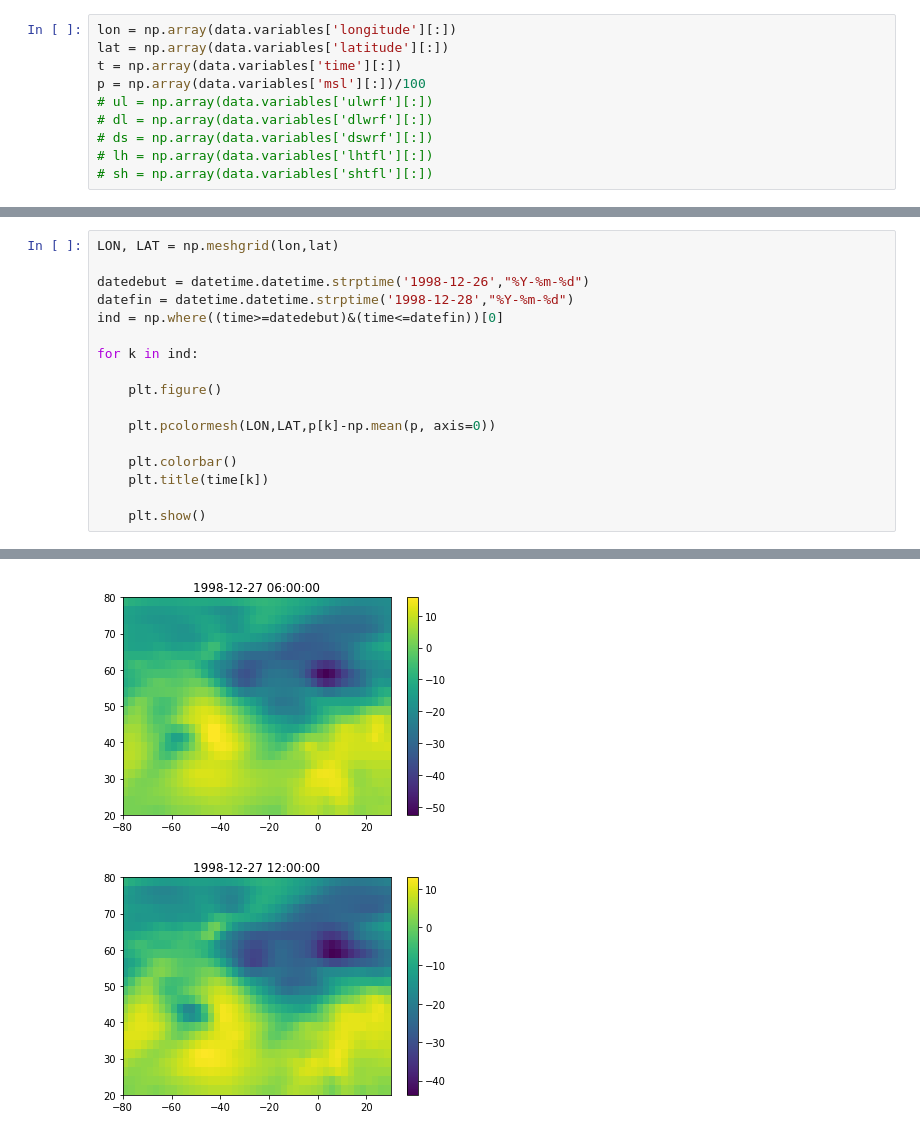
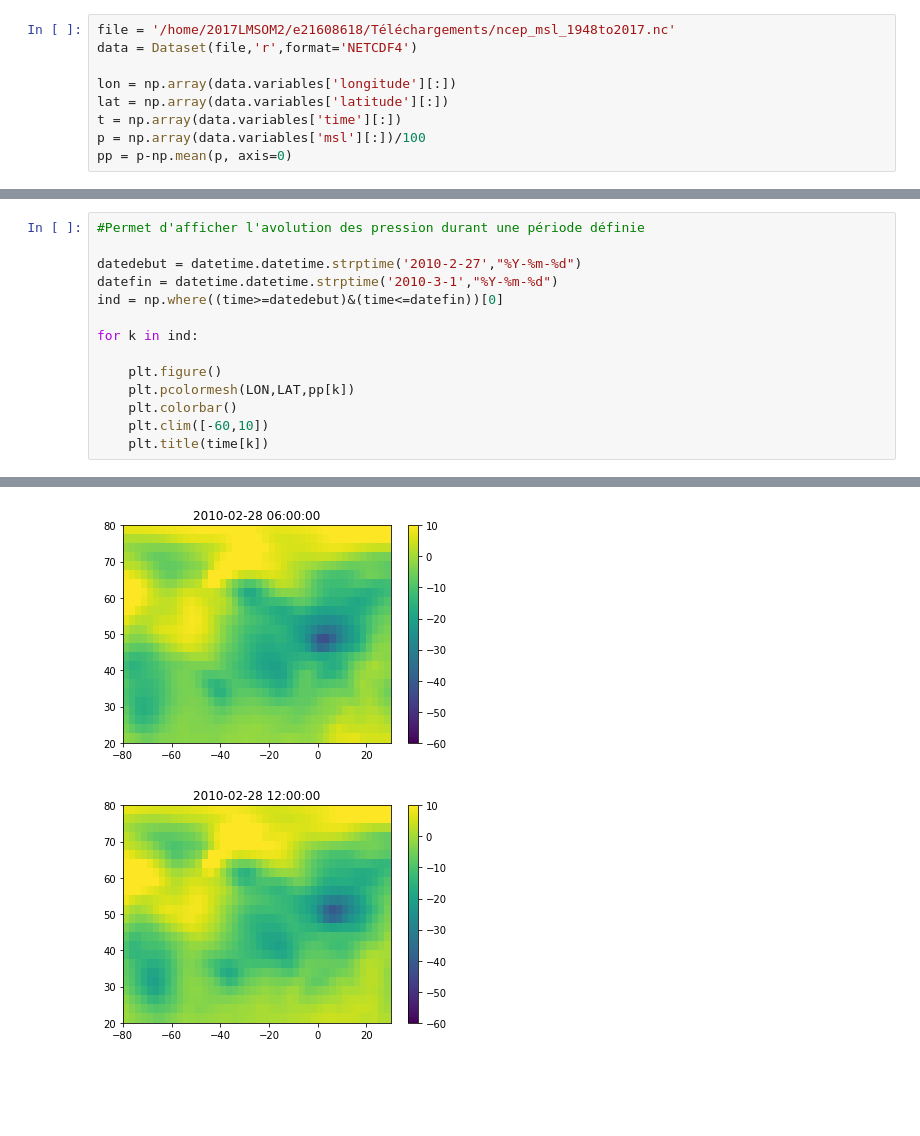
Before and after one commit to obidam/m2poc2018, a Jupyter notebook: projects/treden/projet big data.ipynb, the cells around one changed output, grey strips where cells are left out. Drawn from its saved outputs; the diff is of its cells as text; blank space fills up the shorter version.

```diff
--- a/projects/treden/projet big data.ipynb
+++ b/projects/treden/projet big data.ipynb
@@ -12,13 +12,12 @@ data = Dataset(file,'r',format='NETCDF4')
 # %%
+file = '/home/2017LMSOM2/e21608618/Téléchargements/ncep_msl_1948to2017.nc'
+data = Dataset(file,'r',format='NETCDF4')
+
 lon = np.array(data.variables['longitude'][:])
 lat = np.array(data.variables['latitude'][:])
 t = np.array(data.variables['time'][:])
 p = np.array(data.variables['msl'][:])/100
-# ul = np.array(data.variables['ulwrf'][:])
-# dl = np.array(data.variables['dlwrf'][:])
-# ds = np.array(data.variables['dswrf'][:])
-# lh = np.array(data.variables['lhtfl'][:])
-# sh = np.array(data.variables['shtfl'][:])
+pp = p-np.mean(p, axis=0)
 # %%
 data.variables['time']
 dateref = datetime.datetime.strptime('1948-1-1',"%Y-%m-%d")
@@ -32,18 +30,15 @@ time = np.array(time)
 # %%
-LON, LAT = np.meshgrid(lon,lat)
+#Permet d'afficher l'avolution des pression durant une période définie
 
-datedebut = datetime.datetime.strptime('1998-12-26',"%Y-%m-%d")
-datefin = datetime.datetime.strptime('1998-12-28',"%Y-%m-%d")
+datedebut = datetime.datetime.strptime('2010-2-27',"%Y-%m-%d")
+datefin = datetime.datetime.strptime('2010-3-1',"%Y-%m-%d")
 ind = np.where((time>=datedebut)&(time<=datefin))[0]
 
 for k in ind:
 
     plt.figure()
-
-    plt.pcolormesh(LON,LAT,p[k]-np.mean(p, axis=0))
-
+    plt.pcolormesh(LON,LAT,pp[k])
     plt.colorbar()
+    plt.clim([-60,10])
     plt.title(time[k])
-
-    plt.show()
 # %% [output]
@@ -55,2 +50,2 @@ for k in ind:
-[figure, old version]
+[figure, new version]
-[figure, old version]
+[figure, new version]
```
Also changed, not shown: parts of 14 cells of this notebook, 1 other file.
